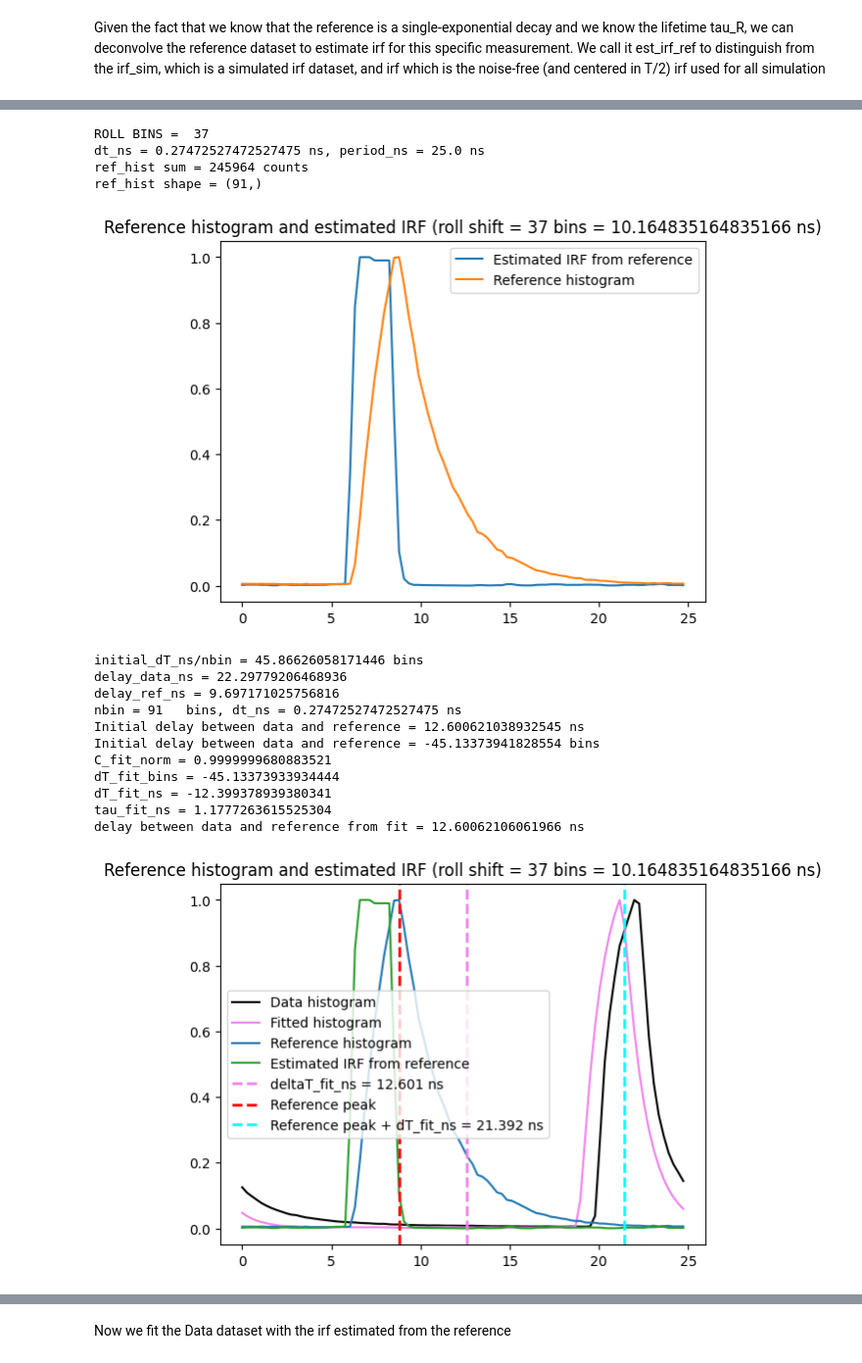
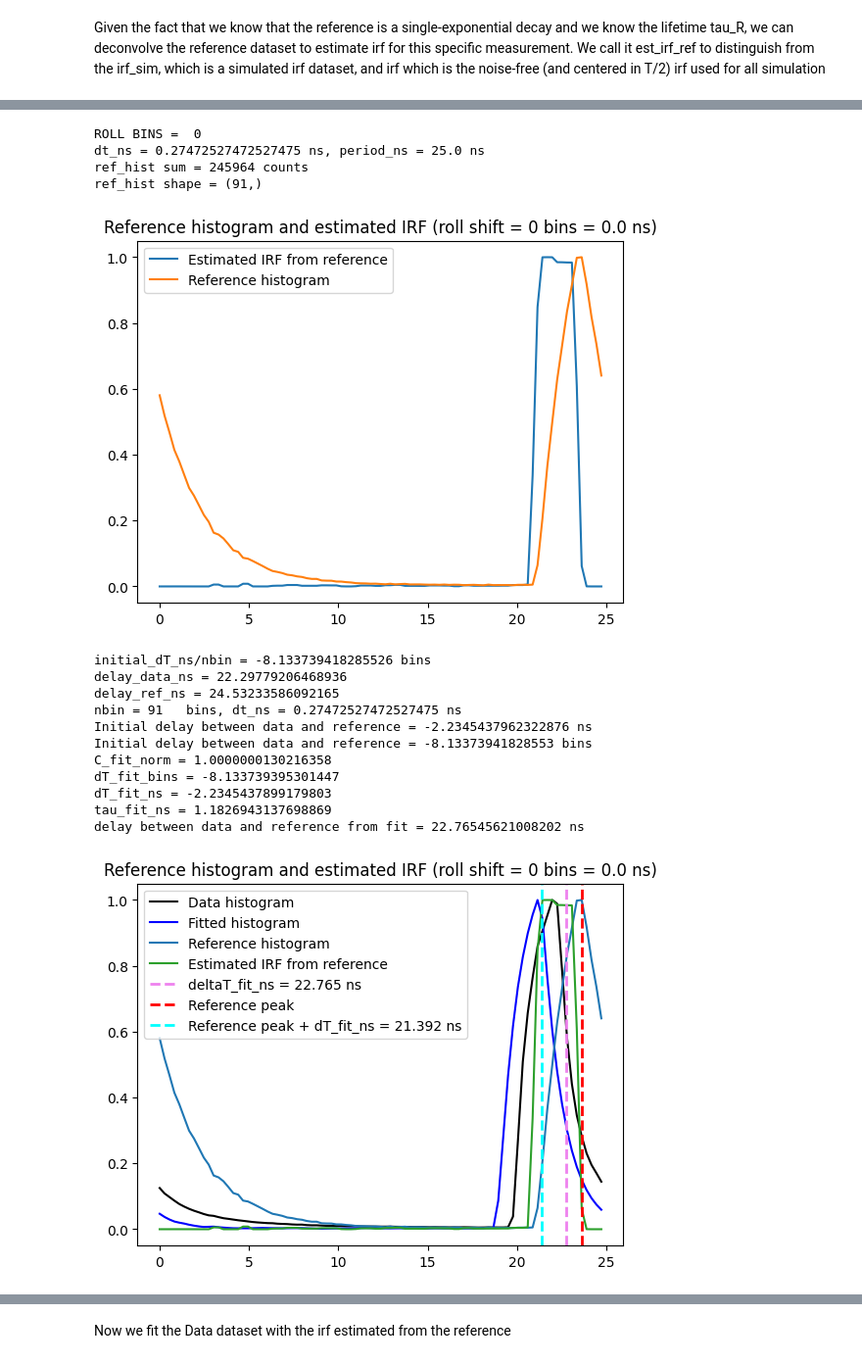
Before and after one commit to VicidominiLab/BrightEyes-Flim, a Jupyter notebook: example notebooks/Alignment Data.ipynb, the cells around one changed output, grey strips where cells are left out. Shown at 98% size. Saved outputs shown, nothing was run; the diff lists cells and outputs as text; code cells hidden in the pictures.

Commit message:
Added two mode for the fit irf_shift model_shift

```diff
--- a/example notebooks/Alignment Data.ipynb
+++ b/example notebooks/Alignment Data.ipynb
@@ -68,7 +119,10 @@ data_hist = data_hist_6d[0, 0, :, :, :, 12].sum(axis=(0, 1))
 # %%
+mode = "irf_shift"
+mode = "model_shift"
 
 
-for ref_roll_bins in range(37, 42, 1):
+
+for ref_roll_bins in [0,10,] + list(range(37, 42, 1)):
     print("ROLL BINS = ", ref_roll_bins)
     #ref_roll_bins = 26
     ref_hist = np.roll(ref_hist_org, ref_roll_bins)
@@ -86,7 +140,7 @@ for ref_roll_bins in range(37, 42, 1):
     print(f"ref_hist sum = {ref_hist.sum()} counts")
     print(f"ref_hist shape = {ref_hist.shape}")
 
-    est_irf_ref = IRF_from_data_deconvolution(ref_hist, t_ns, C_ref, tau_ref_ns, period_ns, iterations=300)
+    est_irf_ref = IRF_from_data_deconvolution(ref_hist, t_ns, C_ref, tau_ref_ns, period_ns, iterations=3000)
 
     norm_est_irf_ref = est_irf_ref / torch.sum(est_irf_ref)
 
@@ -117,55 +171,57 @@ for ref_roll_bins in range(37, 42, 1):
         est_irf_ref,
         period_ns,
         initial_dT=initial_dT_bins,
+        mode=mode
     )
     C_fit_norm = fit_result["C"]
     dT_fit_bins = fit_result["dT"]
     tau_fit_ns = fit_result["tau"]
 
-    fitted_hist = fit_model_data(t_ns, C_fit_norm, dT_fit_bins, tau_fit_ns, irf=est_irf_ref, period=period_ns)
+    fitted_hist = fit_model_data(t_ns, C_fit_norm, dT_fit_bins, tau_fit_ns,
+                                 irf=est_irf_ref, period=period_ns, mode=mode)
 
     deltaT_fit_ns = np.mod(dT_fit_bins, nbin)*dt_ns
 
 
     print(f"C_fit_norm = {C_fit_norm}")
     print(f"dT_fit_bins = {dT_fit_bins}")
     print(f"dT_fit_ns = {dT_fit_bins * dt_ns}")
     print(f"tau_fit_ns = {tau_fit_ns}")
     print(f"delay between data and reference from fit = {deltaT_fit_ns} ns")
 
     plt.figure()
     plt.plot(t_ns, data_hist / max(data_hist), label='Data histogram', color='black')
-    plt.plot(t_ns, fitted_hist / max(fitted_hist), label='Fitted histogram', color='violet')
+    plt.plot(t_ns, fitted_hist / max(fitted_hist), label='Fitted histogram', color='blue')
 
     plt.plot(t_ns, ref_hist / max(ref_hist), label='Reference histogram', color='tab:blue')
     plt.plot(t_ns, est_irf_ref / max(est_irf_ref), label='Estimated IRF from reference', color='tab:green')
     plt.title(f"Reference histogram and estimated IRF (roll shift = {ref_roll_bins} bins = {ref_roll_bins * dt_ns} ns)")
     plt.legend()
 
     plt.axvline(x=deltaT_fit_ns, linestyle='--', color='violet', linewidth=2, label=f"deltaT_fit_ns = {deltaT_fit_ns:.3f} ns")
 
     ref_peak_ns = np.mod(t_ns[ref_hist.argmax()], period_ns)
     plt.axvline(x=ref_peak_ns, linestyle='--', color='red', linewidth=2, label='Reference peak')
 
     fit_shifted_ref_peak_ns = np.mod(ref_peak_ns + deltaT_fit_ns, period_ns)
     plt.axvline(x=fit_shifted_ref_peak_ns, linestyle='--', color='cyan', linewidth=2, label=f"Reference peak + dT_fit_ns = {fit_shifted_ref_peak_ns:.3f} ns")
     plt.legend()
     plt.show()
 # %% [output]
-ROLL BINS =  37
+ROLL BINS =  0
 dt_ns = 0.27472527472527475 ns, period_ns = 25.0 ns
 ref_hist sum = 245964 counts
 ref_hist shape = (91,)
-[figure, old version]
+[figure, new version]
-initial_dT_ns/nbin = 45.86626058171446 bins
+initial_dT_ns/nbin = -8.133739418285526 bins
 delay_data_ns = 22.29779206468936
-delay_ref_ns = 9.697171025756816
+delay_ref_ns = 24.53233586092165
 nbin = 91   bins, dt_ns = 0.27472527472527475 ns
-Initial delay between data and reference = 12.600621038932545 ns
-Initial delay between data and reference = -45.13373941828554 bins
-C_fit_norm = 0.9999999680883521
-dT_fit_bins = -45.13373933934444
-dT_fit_ns = -12.399378939380341
-tau_fit_ns = 1.1777263615525304
-delay between data and reference from fit = 12.60062106061966 ns
+Initial delay between data and reference = -2.2345437962322876 ns
+Initial delay between data and reference = -8.13373941828553 bins
+C_fit_norm = 1.0000000130216358
+dT_fit_bins = -8.133739395301447
+dT_fit_ns = -2.2345437899179803
+tau_fit_ns = 1.1826943137698869
+delay between data and reference from fit = 22.76545621008202 ns
-[figure, old version]
+[figure, new version]
```
Also changed, not shown: parts of 5 cells of this notebook, 1 other file.
